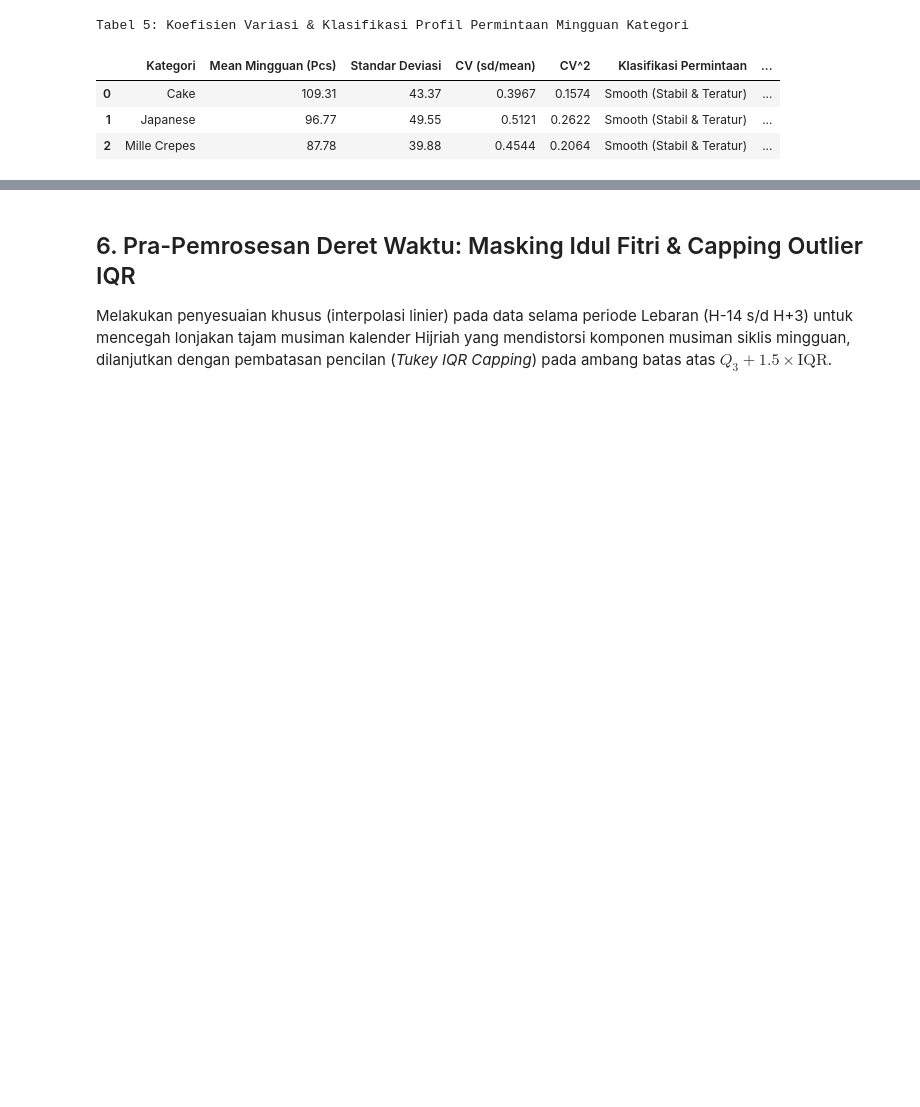
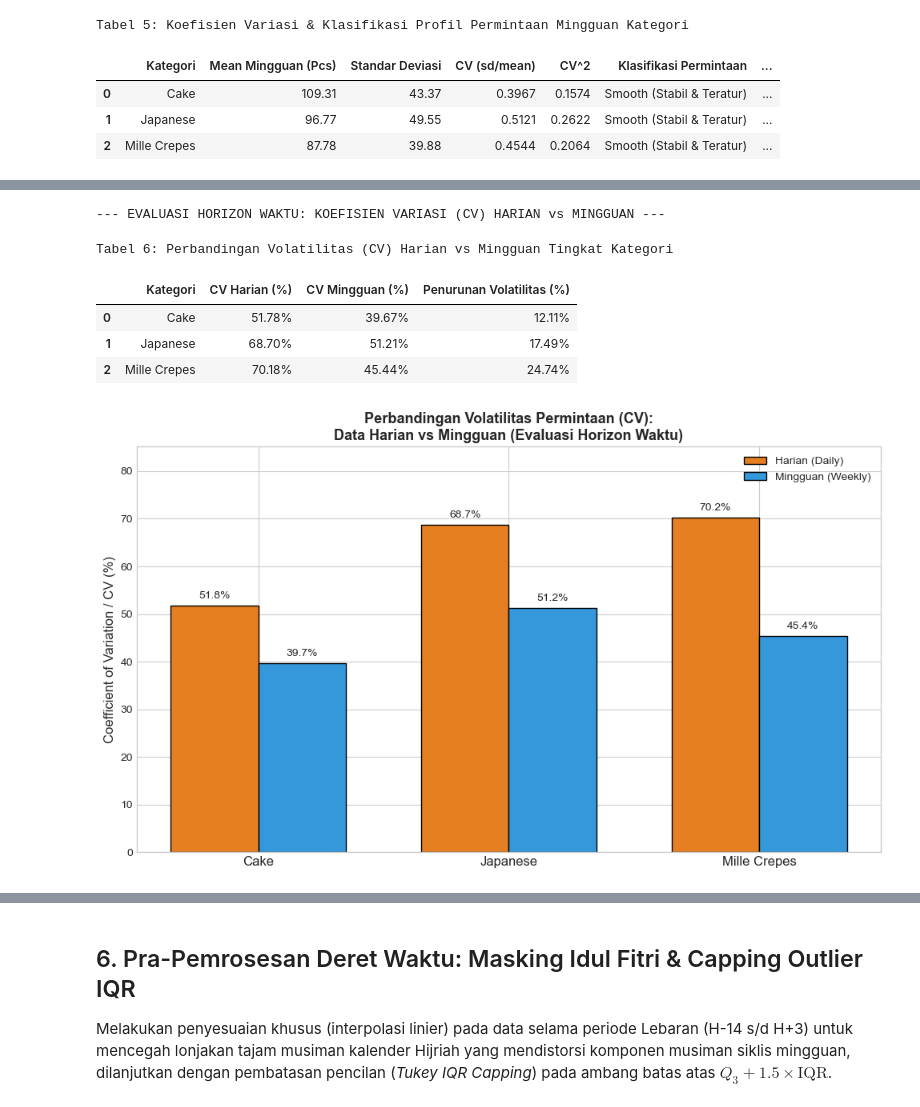
Before and after one commit to fadlianca-skripsi/ita-cake-shop-forecasting-pipeline, a Jupyter notebook: 01_data_ITA-Cake-Shop/02_EDA_Clean_Analysis.ipynb, the cells around one changed output, grey strips where cells are left out. Drawn from its saved outputs; the diff is of its cells as text; code cells hidden in the pictures; blank space fills up the shorter version.

```diff
--- a/01_data_ITA-Cake-Shop/02_EDA_Clean_Analysis.ipynb
+++ b/01_data_ITA-Cake-Shop/02_EDA_Clean_Analysis.ipynb
@@ -521,0 +584,70 @@ Tabel 5: Koefisien Variasi & Klasifikasi Profil Permintaan Mingguan Kategori
+# %%
+# ------------------------------------------------------------------------------
+# 5.2.b Evaluasi Horizon Waktu: Volatilitas (CV) Harian vs Mingguan
+# ------------------------------------------------------------------------------
+print("--- EVALUASI HORIZON WAKTU: KOEFISIEN VARIASI (CV) HARIAN vs MINGGUAN ---")
+
+cv_comparisons = []
+for cat in target_cats:
+    # Harian (menggunakan daily_cat dari blok sebelumnya)
+    s_daily = daily_cat[cat]
+    cv_daily = (s_daily.std(ddof=1) / s_daily.mean()) * 100
+
+    # Mingguan (menggunakan weekly_clean yang sudah jadi)
+    s_weekly = weekly_clean[cat]
+    cv_weekly = (s_weekly.std(ddof=1) / s_weekly.mean()) * 100
+
+    cv_comparisons.append({
+        'Kategori': cat,
+        'CV Harian (%)': cv_daily,
+        'CV Mingguan (%)': cv_weekly,
+        'Penurunan Volatilitas (%)': cv_daily - cv_weekly
+    })
+
+df_cv_comp = pd.DataFrame(cv_comparisons)
+styled_cv_comp = (
+    df_cv_comp.style
+    .format({
+        'CV Harian (%)': '{:.2f}%',
+        'CV Mingguan (%)': '{:.2f}%',
+        'Penurunan Volatilitas (%)': '{:.2f}%'
+    })
+    .set_caption("<b>Tabel 6: Perbandingan Volatilitas (CV) Harian vs Mingguan Tingkat Kategori</b>")
+    .set_table_styles([
+        {'selector': 'th', 'props': [('background-color', '#2c3e50'), ('color', 'white'), ('font-weight', 'bold')]},
+        {'selector': 'td', 'props': [('text-align', 'center'), ('padding', '6px 10px')]}
+    ])
+)
+display(styled_cv_comp)
+
+# --- Visualisasi ---
+fig, ax = plt.subplots(figsize=(10, 6))
+bar_width = 0.35
+index = np.arange(len(target_cats))
+
+bar1 = ax.bar(index, df_cv_comp['CV Harian (%)'], bar_width, label='Harian (Daily)', color='#e67e22', edgecolor='black')
+bar2 = ax.bar(index + bar_width, df_cv_comp['CV Mingguan (%)'], bar_width, label='Mingguan (Weekly)', color='#3498db', edgecolor='black')
+
+ax.set_ylabel('Coefficient of Variation / CV (%)', fontsize=12)
+ax.set_title('Perbandingan Volatilitas Permintaan (CV):\nData Harian vs Mingguan (Evaluasi Horizon Waktu)', fontsize=13, fontweight='bold')
+ax.set_xticks(index + bar_width / 2)
+ax.set_xticklabels(target_cats, fontsize=12)
+ax.set_ylim(0, max(df_cv_comp['CV Harian (%)']) + 15)
+ax.legend()
+
+# Menambahkan label teks pada tiap bar
+for b1, b2 in zip(bar1, bar2):
+    ax.text(b1.get_x() + b1.get_width()/2, b1.get_height() + 1, f'{b1.get_height():.1f}%', ha='center', va='bottom', fontsize=10)
+    ax.text(b2.get_x() + b2.get_width()/2, b2.get_height() + 1, f'{b2.get_height():.1f}%', ha='center', va='bottom', fontsize=10)
+
+plt.tight_layout()
+plt.savefig(FIG_DIR / 'evaluasi_horizon_cv_harian_vs_mingguan.png', dpi=300, bbox_inches='tight')
+plt.show()
+# %% [output]
+--- EVALUASI HORIZON WAKTU: KOEFISIEN VARIASI (CV) HARIAN vs MINGGUAN ---
+Tabel 6: Perbandingan Volatilitas (CV) Harian vs Mingguan Tingkat Kategori
+|  | Kategori | CV Harian (%) | CV Mingguan (%) | Penurunan Volatilitas (%) |
+| 0 | Cake | 51.78% | 39.67% | 12.11% |
+| 1 | Japanese | 68.70% | 51.21% | 17.49% |
+| 2 | Mille Crepes | 70.18% | 45.44% | 24.74% |
+[figure, added]
```
Also changed, not shown: parts of 5 cells of this notebook, 4 other files.
